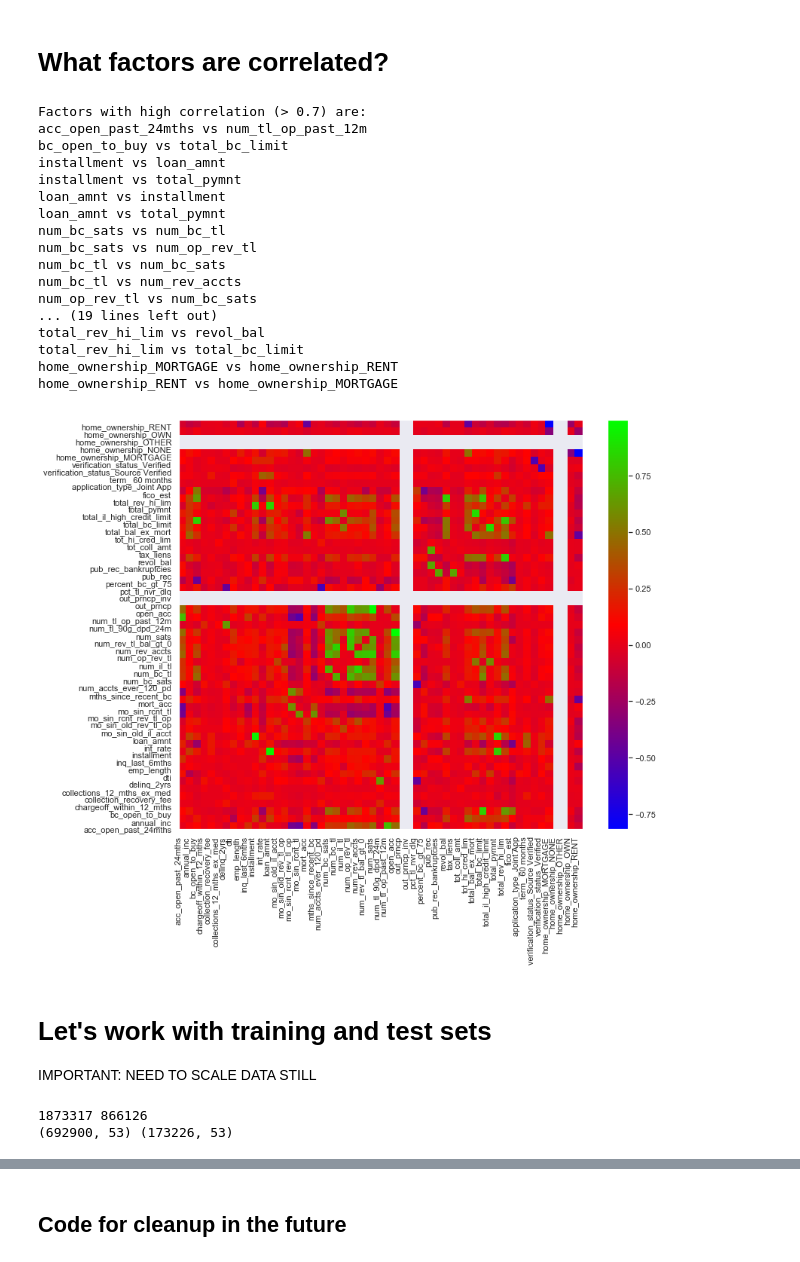
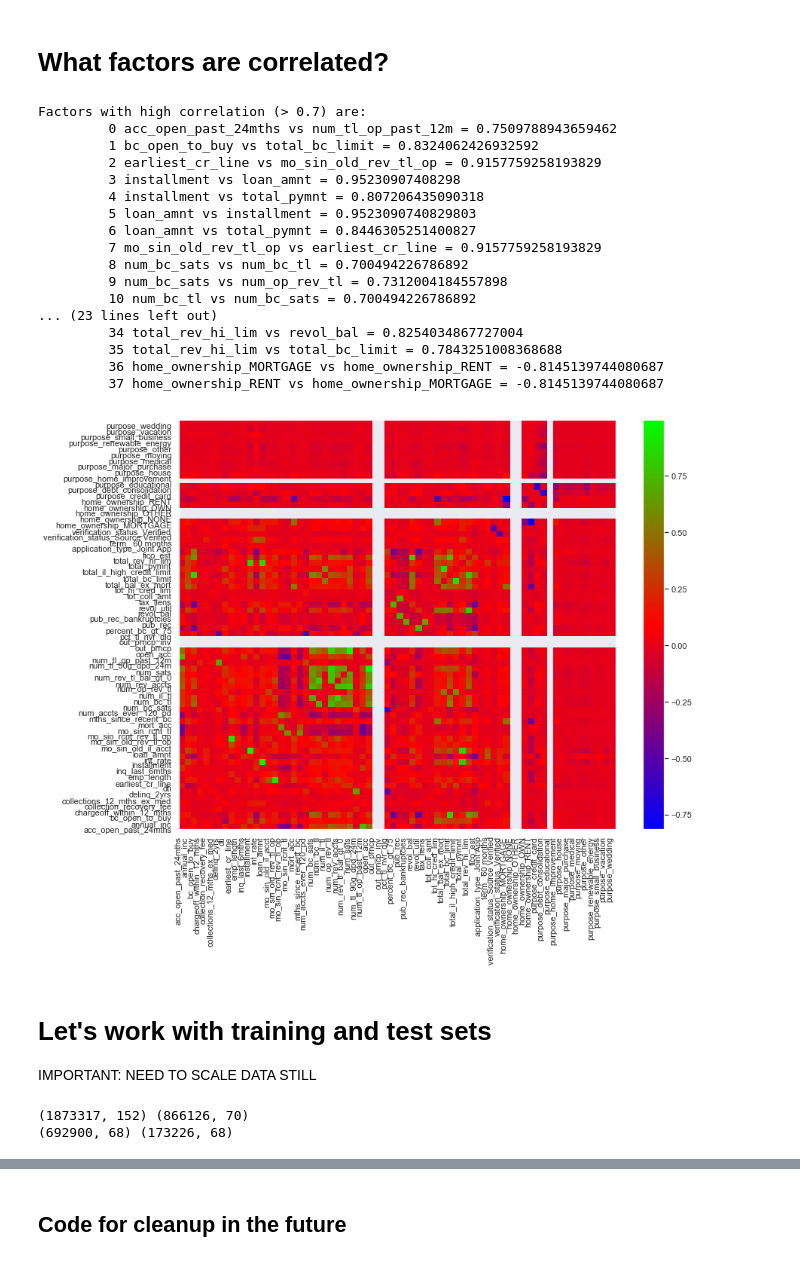
Before and after one commit to Polkaguy/Final-Project, a Jupyter notebook: Primary Notebook.ipynb, the cells around one changed output, grey strips where cells are left out. Drawn from its saved outputs; the diff is of its cells as text; code cells hidden in the pictures.

```diff
--- a/Primary Notebook.ipynb
+++ b/Primary Notebook.ipynb
@@ -223,7 +239,7 @@ for column in reduced_df.columns:
 #n_options
 order_n_options=sorted(n_options, key=lambda dict_key: n_options[dict_key])
 
-for i in order_n_options[0:14]:
+for i in order_n_options[0:50]:
     print(i, n_options[i],reduced_df[i].unique())
 # %% [output]
 out_prncp 1 [0.]
@@ -252,14 +269,13 @@ Based on these results, we will have to encode several terms as dummy variables:
 # %%
-#print(reduced_df.shape)
 seta=set(reduced_df.columns)
 
 reduced_df=pd.get_dummies(data=reduced_df,columns=['application_type','term',
                                                    'verification_status',
-                                                   'home_ownership'],
+                                                   'home_ownership','purpose'],
                           drop_first=True)
 
-#print(reduced_df.shape)
+
 setb=set(reduced_df.columns)
-
 print(setb-seta)
+print(reduced_df.shape)
 # %% [output]
@@ -276,7 +293,8 @@ has_data
 
 order_has_data=sorted(has_data, key=lambda dict_key: has_data[dict_key])
 
-for i,j in zip(order_has_data[0:19],range(20)):
+top_sparse=20
+for i,j in zip(order_has_data[0:top_sparse-1],range(top_sparse)):
     print(j, i, has_data[i])
 # %% [output]
 0 mths_since_last_record 172185
@@ -353,56 +374,53 @@ Length: 57, dtype: object
-# %%
-# remove objects - need to convert them at some point
-nonnan_df=nonnan_df.drop(columns=['revol_util','earliest_cr_line'])
 # %% [markdown]
 # What factors are correlated?
 # %%
 # your code here
 # remove the self-correlation value of 1 by subtracting identity matrix
 
 matrix=np.zeros(len(nonnan_df.columns))
 for i in range(10):
     small_df=nonnan_df.iloc[np.random.choice(len(nonnan_df), len(nonnan_df)//100, replace=False)]
     temp_matrix=np.corrcoef(small_df,rowvar=False)-np.eye(len(small_df.columns))
     matrix=matrix+temp_matrix
 
 matrix=matrix/10
 #print(matrix)
 i,j=np.nonzero(abs(matrix) > 0.7)
 print("Factors with high correlation (> 0.7) are:")
 for k in range(len(i)):
-    print(nonnan_df.columns[i[k]],"vs",nonnan_df.columns[j[k]])
+    print("\t",k,nonnan_df.columns[i[k]],"vs",nonnan_df.columns[j[k]],"=",matrix[i[k]][j[k]])
 
-plt.figure(figsize=(12,10))
+plt.figure(figsize=(13,10))
 plt.pcolor(matrix,cmap='brg')
 
 plt.xticks(range(len(nonnan_df.columns)), nonnan_df.columns,rotation='vertical')
 plt.yticks(range(len(nonnan_df.columns)), nonnan_df.columns)
 plt.colorbar(cmap='brg')
 plt.show()
 # %% [output]
 Factors with high correlation (> 0.7) are:
-acc_open_past_24mths vs num_tl_op_past_12m
-bc_open_to_buy vs total_bc_limit
-installment vs loan_amnt
-installment vs total_pymnt
-loan_amnt vs installment
-loan_amnt vs total_pymnt
-num_bc_sats vs num_bc_tl
-num_bc_sats vs num_op_rev_tl
-num_bc_tl vs num_bc_sats
-num_bc_tl vs num_rev_accts
-num_op_rev_tl vs num_bc_sats
-... (19 lines left out)
-total_rev_hi_lim vs revol_bal
-total_rev_hi_lim vs total_bc_limit
-home_ownership_MORTGAGE vs home_ownership_RENT
-home_ownership_RENT vs home_ownership_MORTGAGE
+         0 acc_open_past_24mths vs num_tl_op_past_12m = 0.7509788943659462
+         1 bc_open_to_buy vs total_bc_limit = 0.8324062426932592
+         2 earliest_cr_line vs mo_sin_old_rev_tl_op = 0.9157759258193829
+         3 installment vs loan_amnt = 0.95230907408298
+         4 installment vs total_pymnt = 0.807206435090318
+         5 loan_amnt vs installment = 0.9523090740829803
+         6 loan_amnt vs total_pymnt = 0.8446305251400827
+         7 mo_sin_old_rev_tl_op vs earliest_cr_line = 0.9157759258193829
+         8 num_bc_sats vs num_bc_tl = 0.700494226786892
+         9 num_bc_sats vs num_op_rev_tl = 0.7312004184557898
+         10 num_bc_tl vs num_bc_sats = 0.700494226786892
+... (23 lines left out)
+         34 total_rev_hi_lim vs revol_bal = 0.8254034867727004
+         35 total_rev_hi_lim vs total_bc_limit = 0.7843251008368688
+         36 home_ownership_MORTGAGE vs home_ownership_RENT = -0.8145139744080687
+         37 home_ownership_RENT vs home_ownership_MORTGAGE = -0.8145139744080687
-[figure, old version]
+[figure, new version]
 # %% [markdown]
 # Let's work with training and test sets
 IMPORTANT: NEED TO SCALE DATA STILL
 # %%
-print(len(df),len(nonnan_df))
+print(df.shape,nonnan_df.shape)
 
 # need to look at interest rate as well!!!
 y=nonnan_df['total_pymnt']/nonnan_df['loan_amnt']
@@ -411,7 +429,10 @@ nonnan_df=nonnan_df.drop(columns=['total_pymnt','loan_amnt'])
 X_train, X_test, y_train, y_test = train_test_split(
     nonnan_df,y,test_size=0.2,random_state=42)#,stratify=nonnan_df[['loan_status']])
 
+Xscaler = StandardScaler()
+Xscaler.fit_transform(X_train,X_test)
+
 print(X_train.shape,X_test.shape)
 # %% [output]
-1873317 866126
-(692900, 53) (173226, 53)
+(1873317, 152) (866126, 70)
+(692900, 68) (173226, 68)
```
Also changed, not shown: parts of 23 cells of this notebook, 4 other files.
